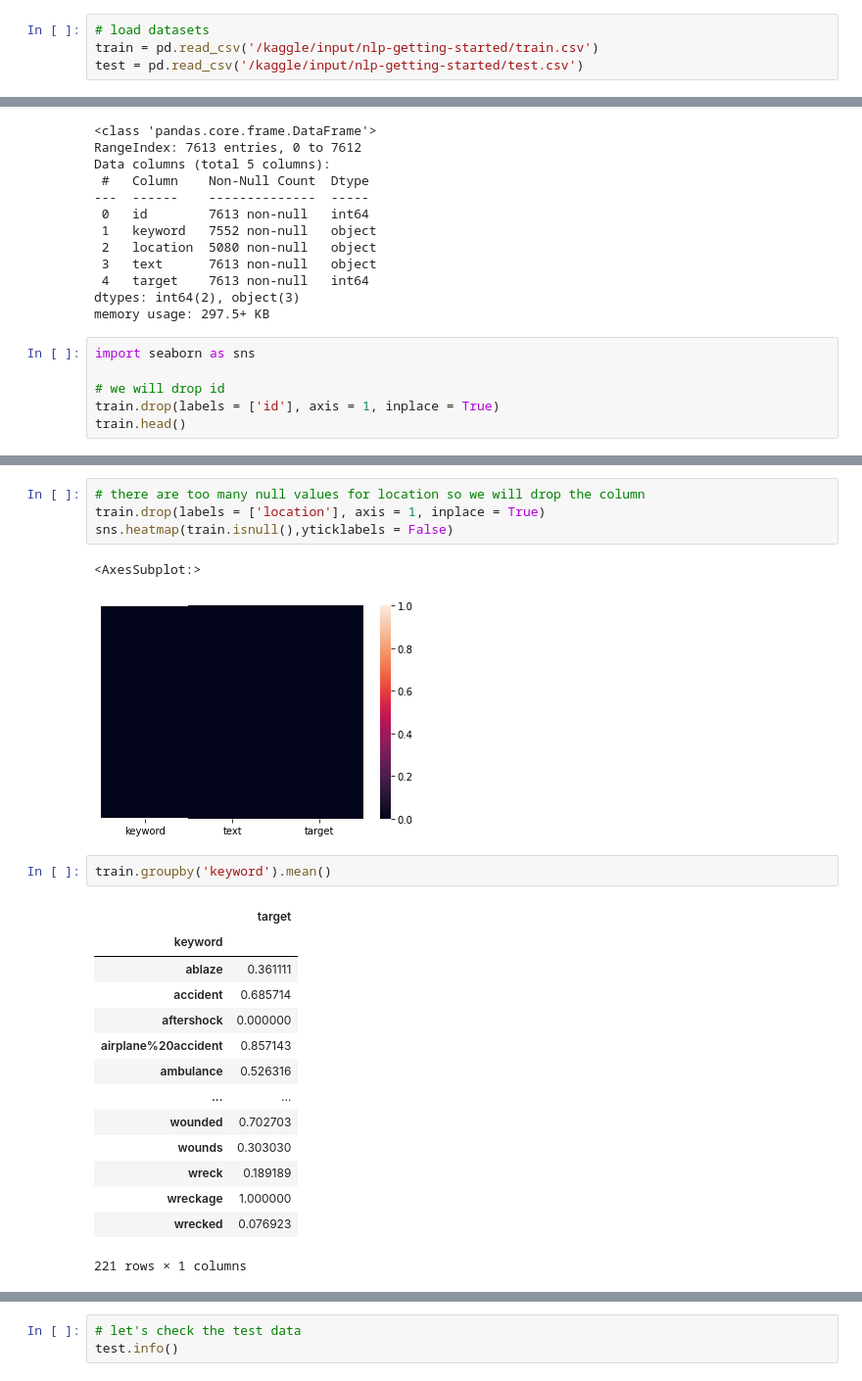
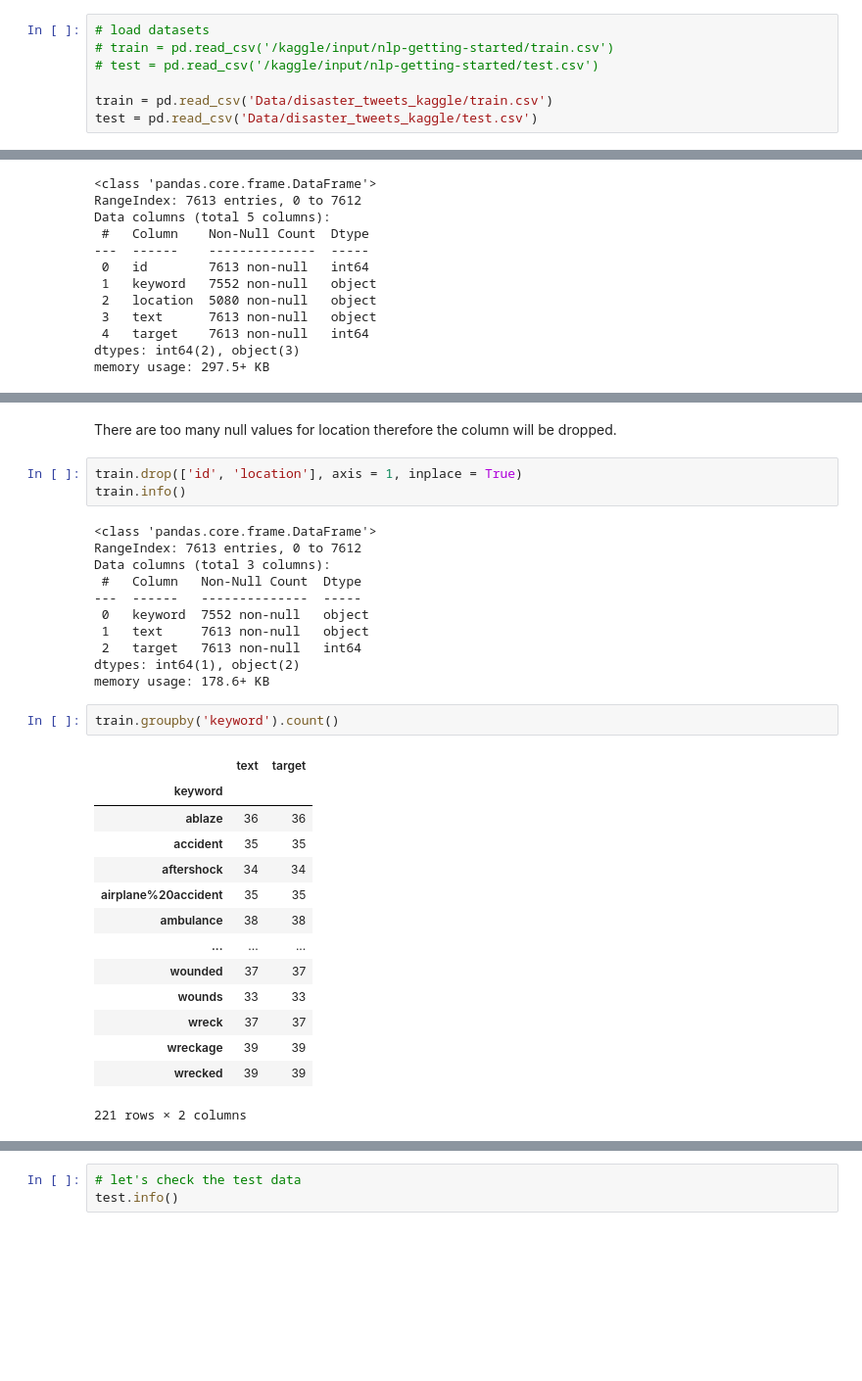
Before and after one commit to Shiska07/Information-Retreval-and-Natural-Language-Processing, a Jupyter notebook: disaster-tweets-classification-using-nlp.ipynb, the cells around one changed output, grey strips where cells are left out. Shown: that part at 98% size. Saved outputs shown, nothing was run; the diff lists cells and outputs as text; blank space fills up the shorter version.

```diff
--- a/disaster-tweets-classification-using-nlp.ipynb
+++ b/disaster-tweets-classification-using-nlp.ipynb
@@ -13,7 +13,10 @@ for dirname, _, filenames in os.walk('/kaggle/input'):
 # %%
 # load datasets
-train = pd.read_csv('/kaggle/input/nlp-getting-started/train.csv')
-test = pd.read_csv('/kaggle/input/nlp-getting-started/test.csv')
+# train = pd.read_csv('/kaggle/input/nlp-getting-started/train.csv')
+# test = pd.read_csv('/kaggle/input/nlp-getting-started/test.csv')
+
+train = pd.read_csv('Data/disaster_tweets_kaggle/train.csv')
+test = pd.read_csv('Data/disaster_tweets_kaggle/test.csv')
 # %%
 train.head()
 # %% [output]
@@ -38,9 +41,3 @@ Data columns (total 5 columns):
  4   target    7613 non-null   int64
 dtypes: int64(2), object(3)
 memory usage: 297.5+ KB
-# %%
-import seaborn as sns
-
-# we will drop id
-train.drop(labels = ['id'], axis = 1, inplace = True)
-train.head()
@@ -76,24 +67,33 @@ sns.heatmap(train.isnull(),yticklabels = False)
-# %%
-# there are too many null values for location so we will drop the column
-train.drop(labels = ['location'], axis = 1, inplace = True)
-sns.heatmap(train.isnull(),yticklabels = False)
-# %% [output]
-<AxesSubplot:>
-[figure, removed]
+# %% [markdown]
+There are too many null values for location therefore the column will be dropped.
+# %%
+train.drop(['id', 'location'], axis = 1, inplace = True)
+train.info()
+# %% [output]
+<class 'pandas.core.frame.DataFrame'>
+RangeIndex: 7613 entries, 0 to 7612
+Data columns (total 3 columns):
+ #   Column   Non-Null Count  Dtype
+---  ------   --------------  -----
+ 0   keyword  7552 non-null   object
+ 1   text     7613 non-null   object
+ 2   target   7613 non-null   int64
+dtypes: int64(1), object(2)
+memory usage: 178.6+ KB
 # %%
-train.groupby('keyword').mean()
+train.groupby('keyword').count()
 # %% [output]
-|  | target |
-| keyword |  |
-| ablaze | 0.361111 |
-| accident | 0.685714 |
-| aftershock | 0.000000 |
-| airplane%20accident | 0.857143 |
-| ambulance | 0.526316 |
-| ... | ... |
-| wounded | 0.702703 |
-| wounds | 0.303030 |
-| wreck | 0.189189 |
-| wreckage | 1.000000 |
-| wrecked | 0.076923 |
+|  | text | target |
+| keyword |  |  |
+| ablaze | 36 | 36 |
+| accident | 35 | 35 |
+| aftershock | 34 | 34 |
+| airplane%20accident | 35 | 35 |
+| ambulance | 38 | 38 |
+| ... | ... | ... |
+| wounded | 37 | 37 |
+| wounds | 33 | 33 |
+| wreck | 37 | 37 |
+| wreckage | 39 | 39 |
+| wrecked | 39 | 39 |
-221 rows × 1 columns
+221 rows × 2 columns
```
Also changed, not shown: parts of 28 cells of this notebook.
